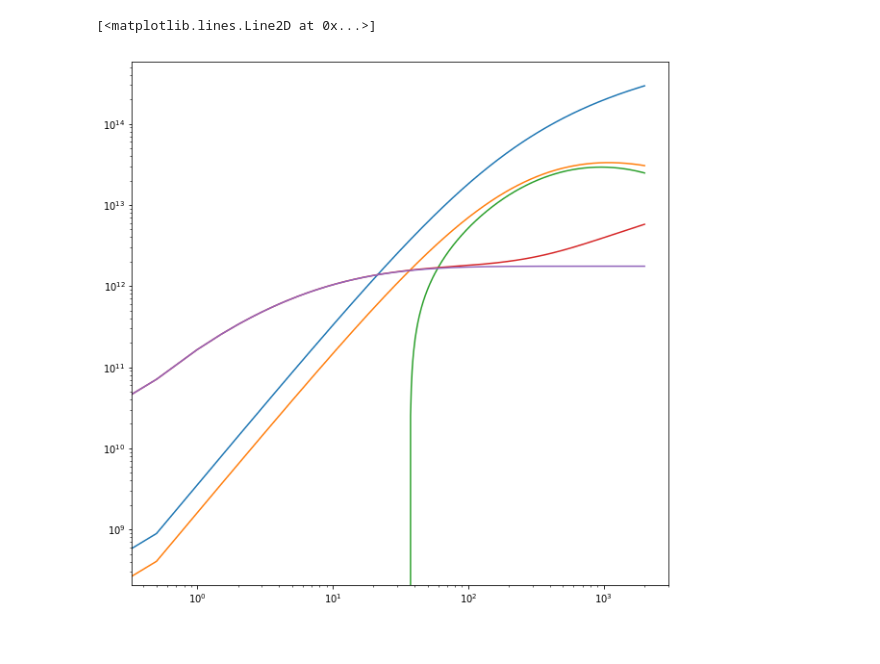
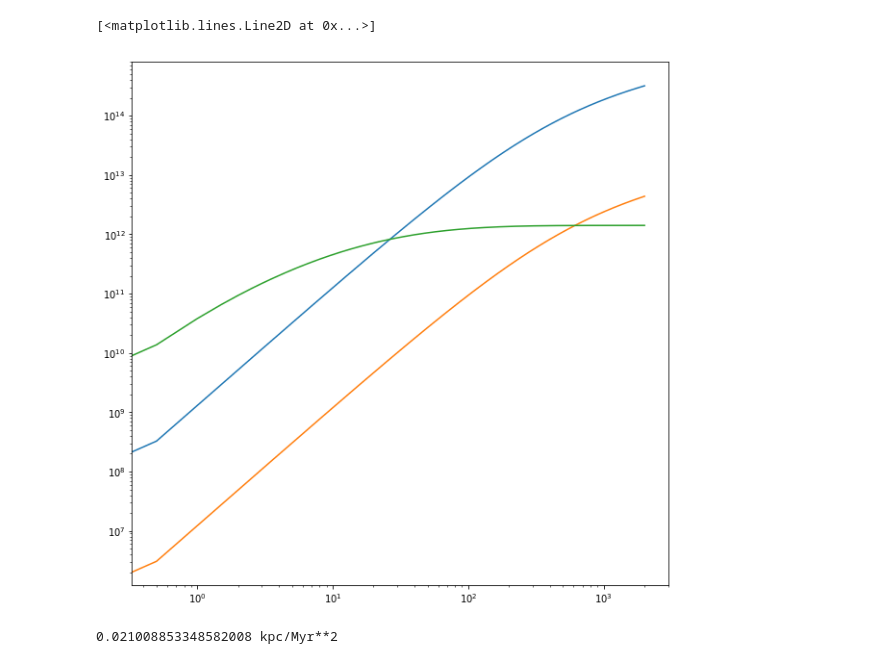
Before and after one commit to JacobSims29/eg_clusters, a Jupyter notebook: eg_nfw_halos.ipynb, the cells around one changed output. Saved outputs shown, nothing was run; the diff lists cells and outputs as text; code cells hidden in the pictures.

```diff
--- a/eg_nfw_halos.ipynb
+++ b/eg_nfw_halos.ipynb
@@ -39,13 +54,15 @@ M200c = np.interp(uu, P, M, left=0.0, right=1.0)
 # %%
 r200c = (3*M200c/(4.0*np.pi*(200.0*rho_crit)))**(1./3.)
 # %%
-b = -0.101
-a = 0.905
-logc = a+b*np.log10(M200c/(1.0e12/h))
-c200c = 10**logc
+#b = -0.101
+#a = 0.905
+#logc = a+b*np.log10(M200c/(1.0e12/h))
+#c200c = 10**logc
+c200c = concentration.concentration(M200c/h, '200c', 0.0, model='diemer18')
 # %%
-sigma_c = 0.11 #/np.log10(np.exp(1.0)) # dex to natural log
-c200s = 10**prng.normal(loc=np.log10(c200c), scale=sigma_c)
+#sigma_c = 0.11 #/np.log10(np.exp(1.0)) # dex to natural log
+#c200s = 10**prng.normal(loc=np.log10(c200c), scale=sigma_c)
+c200s = c200c
 # %%
 r_s = r200c/c200s
 # %%
@@ -106,11 +123,11 @@ def m_einasto(r, M, r_half):
 # http://adsabs.harvard.edu/abs/2013ApJ...764L..31K
 # arXiv:1401.7329
 Mbcg = 10**(12.25+0.34*(np.log10(M500c)-14.5))
-sigma_bcg = 0.17 #/np.log10(np.exp(1.0)) # dex to natural log
-Mbcg = 10**prng.normal(loc=np.log10(Mbcg), scale=sigma_bcg)
+#sigma_bcg = 0.17 #/np.log10(np.exp(1.0)) # dex to natural log
+#Mbcg = 10**prng.normal(loc=np.log10(Mbcg), scale=sigma_bcg)
 rhalf = 0.015*r200c
-sigma_rhalf = 0.2 #/np.log10(np.exp(1.0)) # dex to natural log
-rhalf = 10**prng.normal(loc=np.log10(rhalf), scale=sigma_rhalf)
+#sigma_rhalf = 0.2 #/np.log10(np.exp(1.0)) # dex to natural log
+#rhalf = 10**prng.normal(loc=np.log10(rhalf), scale=sigma_rhalf)
 Mstar = 10**(12.71+0.59*(np.log10(M500c)-14.5))
 # %%
 # Find non-BCG stellar contribution to baryon mass using Lin et al 2004
@@ -131,7 +148,6 @@ for i in range(num_clusters):
     frho = InterpolatedUnivariateSpline(radii, m_s)
     rho_s = frho(radii, nu=1)/(4.0*np.pi*radii*radii)
     rhobcg = rho_einasto(radii, Mbcg[i], rhalf[i])
-    rho_s += rhobcg
     m_star.append(m_s)
     rho_star.append(rho_s)
     m_bcg.append(mbcg)
@@ -165,13 +181,13 @@ plt.xlim(2.0, 2000.0)
 # %%
 plt.figure(figsize=(10,10))
 plt.loglog(radii, m_tot[100])
-plt.loglog(radii, m_b[100])
-plt.loglog(radii, m_gas[100])
-plt.loglog(radii, m_star[100])
+#plt.loglog(radii, m_b[100])
+#plt.loglog(radii, m_gas[100])
+plt.loglog(radii, m_star[100]-m_bcg[100])
 plt.loglog(radii, m_bcg[100])
 # %% [output]
 [<matplotlib.lines.Line2D at 0x...>]
-[figure, old version]
+[figure, new version]
 # %%
 mue = 1.0/0.88
 n_e = (rho_gas*u.Msun/u.kpc**3).to_equivalent("cm**-3", "number_density", mu=mue)
@@ -177,0 +196,4 @@ n_e = (rho_gas*u.Msun/u.kpc**3).to_equivalent("cm**-3", "number_density", mu=mue
+# %%
+a0
+# %% [output]
+0.021008853348582008 kpc/Myr**2
```
Also changed, not shown: parts of 13 cells of this notebook.
